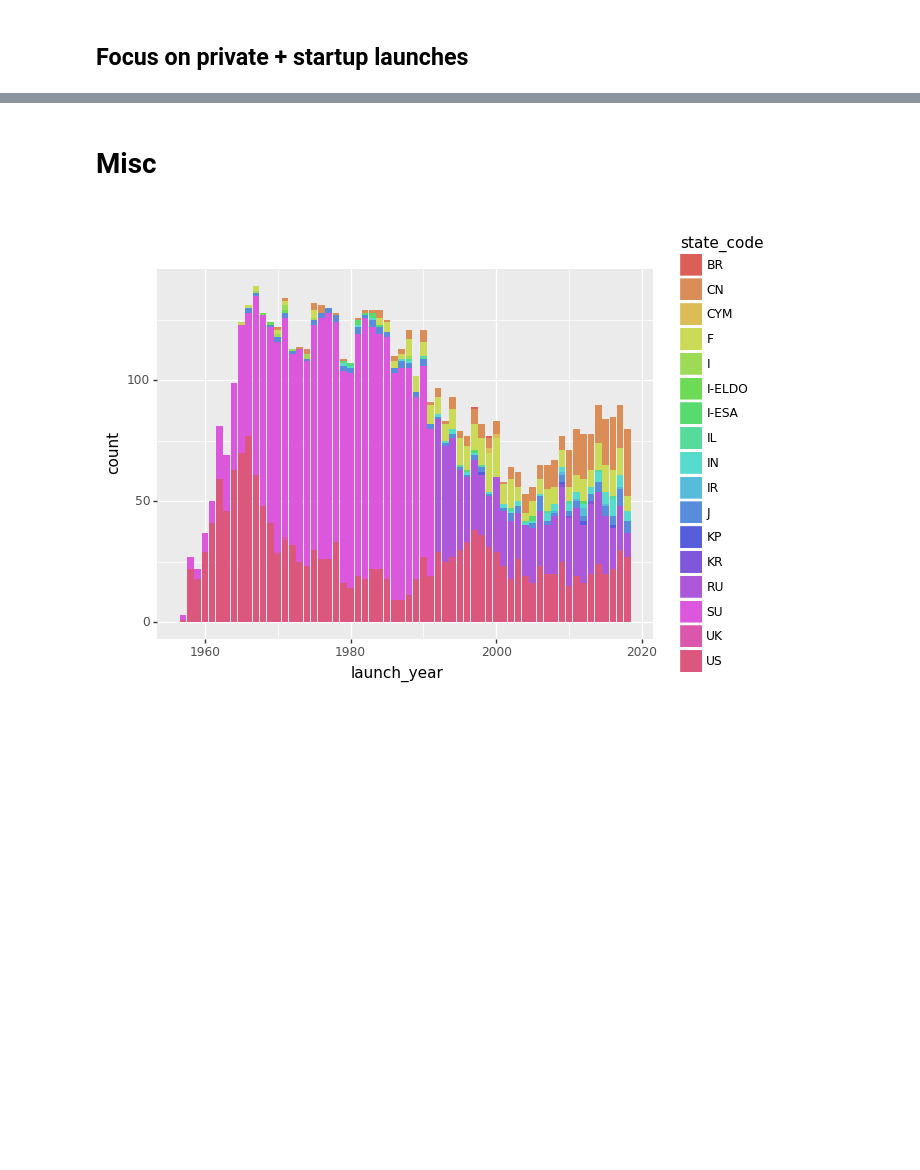
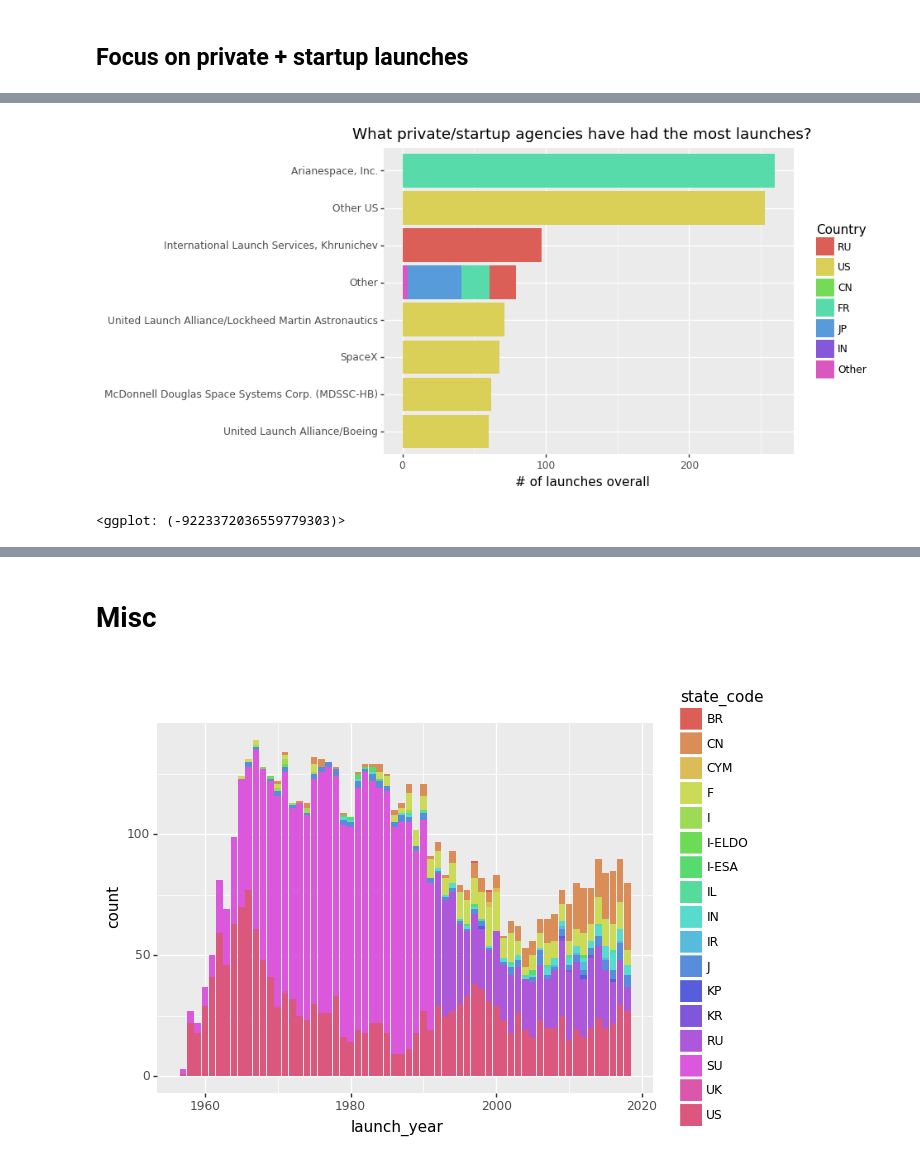
Before and after one commit to machow/tidytuesday-py, a Jupyter notebook: 2019-01-15-rockets.ipynb, the cells around one changed output, grey strips where cells are left out. Saved outputs shown, nothing was run; the diff lists cells and outputs as text; code cells hidden in the pictures; blank space fills up the shorter version.

```diff
--- a/2019-01-15-rockets.ipynb
+++ b/2019-01-15-rockets.ipynb
@@ -47,15 +48,15 @@ datetime.datetime(2019, 3, 12, 9, 45, 6, 878058)
 # %%
-launches >> count(_, _.agency_type, _.agency, sort = True)
+launches >> count(_.agency_type, _.agency, sort = True)
 
-agencies >> count(_, _.state_code, wt = _.count, sort = True)
+agencies >> count(_.state_code, wt = _.count, sort = True)
 
 launches_processed = (launches
-  >> filter(_, _.launch_date_dt <= datetime.now())
-  >> mutate(_, state_code = fct_collapse(
+  >> filter(_.launch_date_dt <= datetime.now())
+  >> mutate(state_code = fct_collapse(
        _.state_code,
        {"RU": ["SU", "RU"], "FR": "F", "JP": "J", "IT": "I"}
      ))
-   >> mutate(_, state_name = fct_lump(_.state_code, 6).fillna('Other'))
+   >> mutate(state_name = fct_lump(_.state_code, 6).fillna('Other'))
   )
 # %%
 (launches_processed
@@ -73,2 +74,24 @@ launches_processed = (launches
 # %% [markdown]
 ## Focus on private + startup launches
+# %%
+agencies >> filter(_, _.agency_type.isin(["private", "startup"]))
+
+# Note: fct_lump currently doesn't keep all tied levels
+private_startup_launches = (launches_processed
+  >> filter(_, _.agency_type.isin(['private', 'startup']))
+  >> inner_join(_,
+       agencies >> select(_, "agency", _.agency_name == "name", "short_name", "parent"),
+       "agency"
+       )
+  # note unlike R, mutate can't take same named arg twice in python
+  >> mutate(_, agency_name_lumped = fct_lump(_.agency_name, 6))
+  >> mutate(_,
+      agency_name_lumped = if_else(
+         (_.agency_name_lumped == "Other") & (_.state_name == "US"),
+         "Other US",
+         _.agency_name_lumped
+         )
+       )
+  )
+
+private_startup_launches.head()
@@ -74,0 +105,15 @@ launches_processed = (launches
+# %%
+(private_startup_launches
+  >> count(_, _.agency_name_lumped, _.state_name, sort = True)
+  >> mutate(_, agency_name_lumped = fct_reorder(_.agency_name_lumped, _.n, np.sum))
+  >> ggplot(aes("agency_name_lumped", "n", fill = "state_name"))
+   + geom_col()
+   + coord_flip()
+   + labs(x = "", y = "# of launches overall",
+          title = "What private/startup agencies have had the most launches?",
+          fill = "Country"
+         )
+  )
+# %% [output]
+[figure, added]
+<ggplot: (-9223372036559779303)>
```
Also changed, not shown: parts of 9 cells of this notebook, 6 other files.
